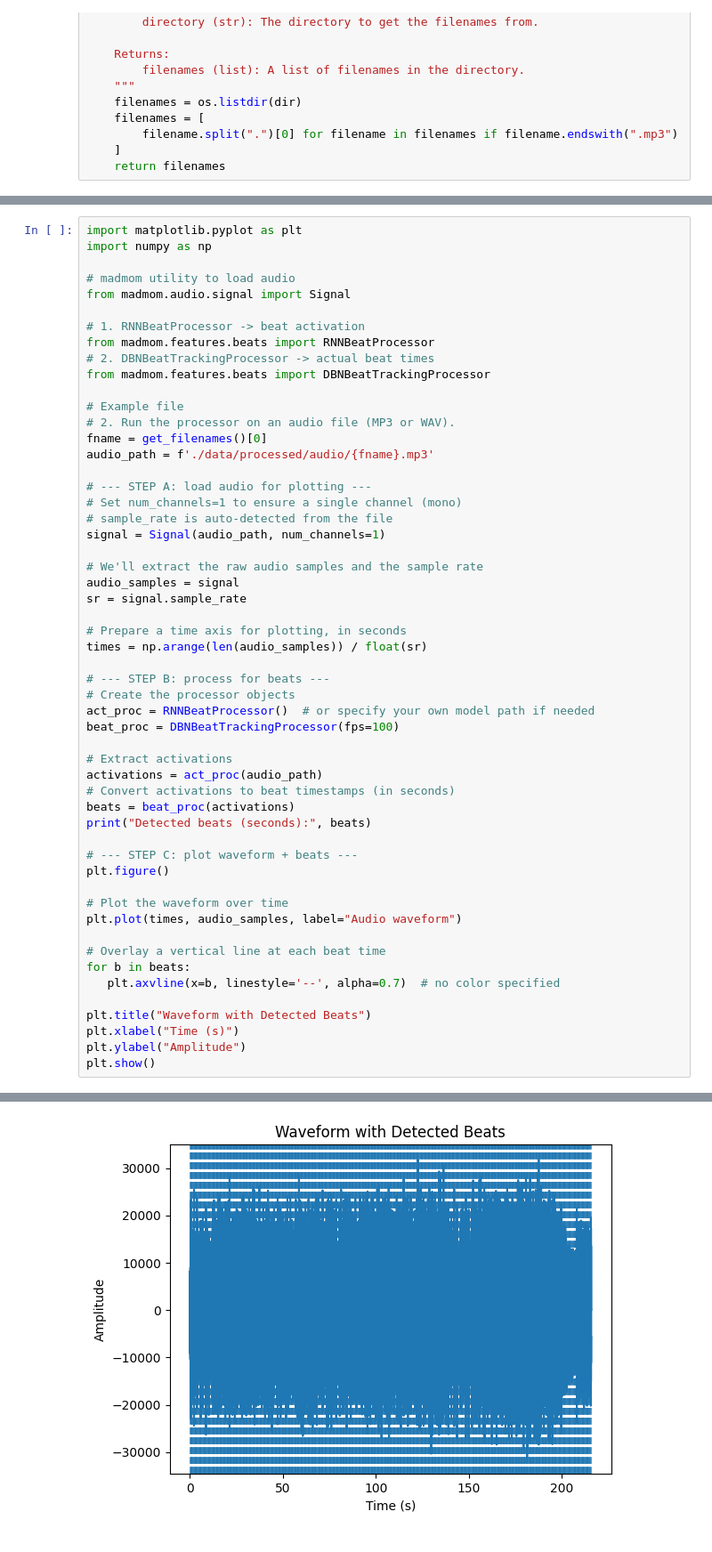
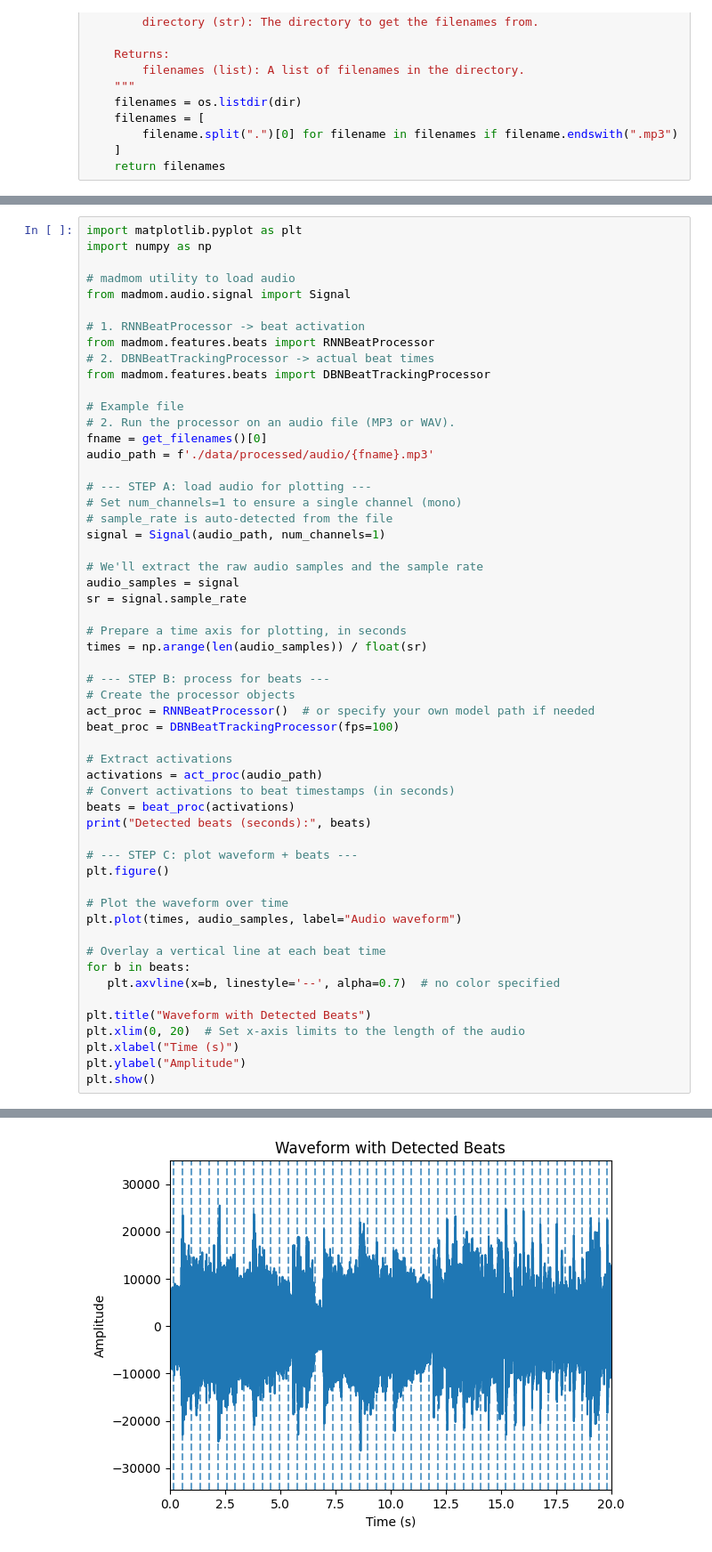
Before and after one commit to PierreRL/AutomaticChordRecognition, a Jupyter notebook: src/data/try.ipynb, the cells around one changed output, grey strips where cells are left out. Shown at 89% size. Cells and saved outputs as stored; diff of their text form.

```diff
--- a/src/data/try.ipynb
+++ b/src/data/try.ipynb
@@ -89,31 +69,32 @@ plt.figure()
 
 # Plot the waveform over time
 plt.plot(times, audio_samples, label="Audio waveform")
 
 # Overlay a vertical line at each beat time
 for b in beats:
    plt.axvline(x=b, linestyle='--', alpha=0.7)  # no color specified
 
 plt.title("Waveform with Detected Beats")
+plt.xlim(0, 20)  # Set x-axis limits to the length of the audio
 plt.xlabel("Time (s)")
 plt.ylabel("Amplitude")
 plt.show()
 # %% [output]
 Detected beats (seconds): [1.7000e-01 5.7000e-01 9.9000e-01 1.3800e+00 1.7800e+00 2.1900e+00
  2.5800e+00 2.9700e+00 3.3700e+00 3.7800e+00 4.1900e+00 4.5800e+00
  4.9800e+00 5.3900e+00 5.7900e+00 6.1900e+00 6.5700e+00 6.9800e+00
  7.3900e+00 7.7900e+00 8.1800e+00 8.5900e+00 8.9800e+00 9.3700e+00
  9.7600e+00 1.0150e+01 1.0560e+01 1.0950e+01 1.1360e+01 1.1750e+01
  1.2140e+01 1.2540e+01 1.2930e+01 1.3310e+01 1.3700e+01 1.4080e+01
  1.4450e+01 1.4840e+01 1.5230e+01 1.5630e+01 1.6030e+01 1.6410e+01
  1.6780e+01 1.7160e+01 1.7530e+01 1.7930e+01 1.8310e+01 1.8680e+01
  1.9060e+01 1.9450e+01 1.9820e+01 2.0200e+01 2.0580e+01 2.0970e+01
  2.1350e+01 2.1720e+01 2.2090e+01 2.2480e+01 2.2860e+01 2.3230e+01
  2.3600e+01 2.3980e+01 2.4350e+01 2.4700e+01 2.5070e+01 2.5440e+01
  2.5830e+01 2.6200e+01 2.6570e+01 2.6950e+01 2.7330e+01 2.7690e+01
 ... (79 lines left out)
  2.0757e+02 2.0795e+02 2.0835e+02 2.0874e+02 2.0911e+02 2.0952e+02
  2.0989e+02 2.1028e+02 2.1067e+02 2.1108e+02 2.1149e+02 2.1189e+02
  2.1229e+02 2.1268e+02 2.1305e+02 2.1346e+02 2.1385e+02 2.1424e+02
  2.1466e+02 2.1506e+02 2.1545e+02]
-[figure, old version]
+[figure, new version]
```
Also changed, not shown: parts of 4 cells of this notebook, 3 other files.
